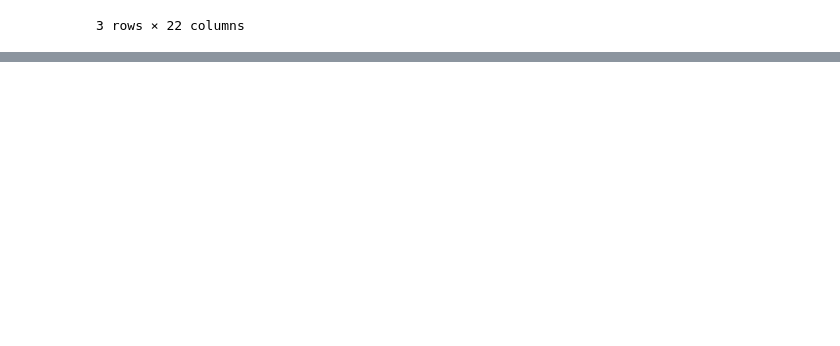
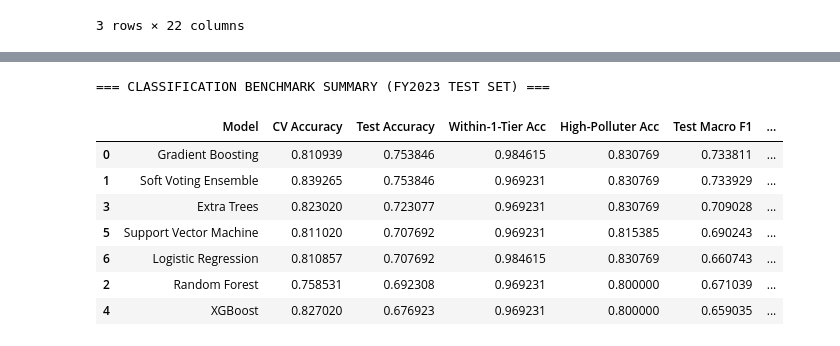
Before and after one commit to thanusha17/Environment_Data_Analytics, a Jupyter notebook: corporate-carbon-tracker/notebooks/11_classification_models.ipynb, the cells around one changed output, grey strips where cells are left out. Saved outputs shown, nothing was run; the diff lists cells and outputs as text; code cells hidden in the pictures; blank space fills up the shorter version.

```diff
--- a/corporate-carbon-tracker/notebooks/11_classification_models.ipynb
+++ b/corporate-carbon-tracker/notebooks/11_classification_models.ipynb
@@ -556,0 +272,59 @@ Proceeding directly to **Module 3: Time Series & Forecasting Models (`12_forecas
+# %%
+test_eval_records = []
+fitted_pipelines = {}
+predictions_test = {}
+probabilities_test = {}
+
+for name, model in models.items():
+    pipe = Pipeline([('prep', preprocessor), ('clf', model)])
+    pipe.fit(X_train, y_train)
+    fitted_pipelines[name] = pipe
+
+    y_pred = pipe.predict(X_test)
+    y_proba = pipe.predict_proba(X_test)
+
+    predictions_test[name] = y_pred
+    probabilities_test[name] = y_proba
+
+    acc = accuracy_score(y_test, y_pred)
+    f1_mac = f1_score(y_test, y_pred, average='macro')
+    f1_wt = f1_score(y_test, y_pred, average='weighted')
+    prec_mac = precision_score(y_test, y_pred, average='macro', zero_division=0)
+    rec_mac = recall_score(y_test, y_pred, average='macro', zero_division=0)
+    auc_ovr = roc_auc_score(y_test, y_proba, multi_class='ovr')
+
+    # Within 1 tier accuracy
+    diff = np.abs(y_test.values - y_pred)
+    within_1 = (diff <= 1).mean()
+
+    # High-polluter binary accuracy (Class 2 vs Class 0/1)
+    high_actual = (y_test == 2).astype(int)
+    high_pred = (y_pred == 2).astype(int)
+    high_acc = (high_actual == high_pred).mean()
+
+    test_eval_records.append({
+        'Model': name,
+        'CV Accuracy': cv_results[name]['cv_acc_mean'],
+        'Test Accuracy': acc,
+        'Within-1-Tier Acc': within_1,
+        'High-Polluter Acc': high_acc,
+        'Test Macro F1': f1_mac,
+        'Test Weighted F1': f1_wt,
+        'Test Precision': prec_mac,
+        'Test Recall': rec_mac,
+        'Test ROC-AUC': auc_ovr
+    })
+
+df_benchmark = pd.DataFrame(test_eval_records).sort_values(by='Test Accuracy', ascending=False)
+print("=== CLASSIFICATION BENCHMARK SUMMARY (FY2023 TEST SET) ===")
+display(df_benchmark)
+# %% [output]
+=== CLASSIFICATION BENCHMARK SUMMARY (FY2023 TEST SET) ===
+|  | Model | CV Accuracy | Test Accuracy | Within-1-Tier Acc | High-Polluter Acc | Test Macro F1 | ... |
+| 0 | Gradient Boosting | 0.810939 | 0.753846 | 0.984615 | 0.830769 | 0.733811 | ... |
+| 1 | Soft Voting Ensemble | 0.839265 | 0.753846 | 0.969231 | 0.830769 | 0.733929 | ... |
+| 3 | Extra Trees | 0.823020 | 0.723077 | 0.969231 | 0.830769 | 0.709028 | ... |
+| 5 | Support Vector Machine | 0.811020 | 0.707692 | 0.969231 | 0.815385 | 0.690243 | ... |
+| 6 | Logistic Regression | 0.810857 | 0.707692 | 0.984615 | 0.830769 | 0.660743 | ... |
+| 2 | Random Forest | 0.758531 | 0.692308 | 0.969231 | 0.800000 | 0.671039 | ... |
+| 4 | XGBoost | 0.827020 | 0.676923 | 0.969231 | 0.800000 | 0.659035 | ... |
```
Also changed, not shown: parts of 46 cells of this notebook, 7 other files.
